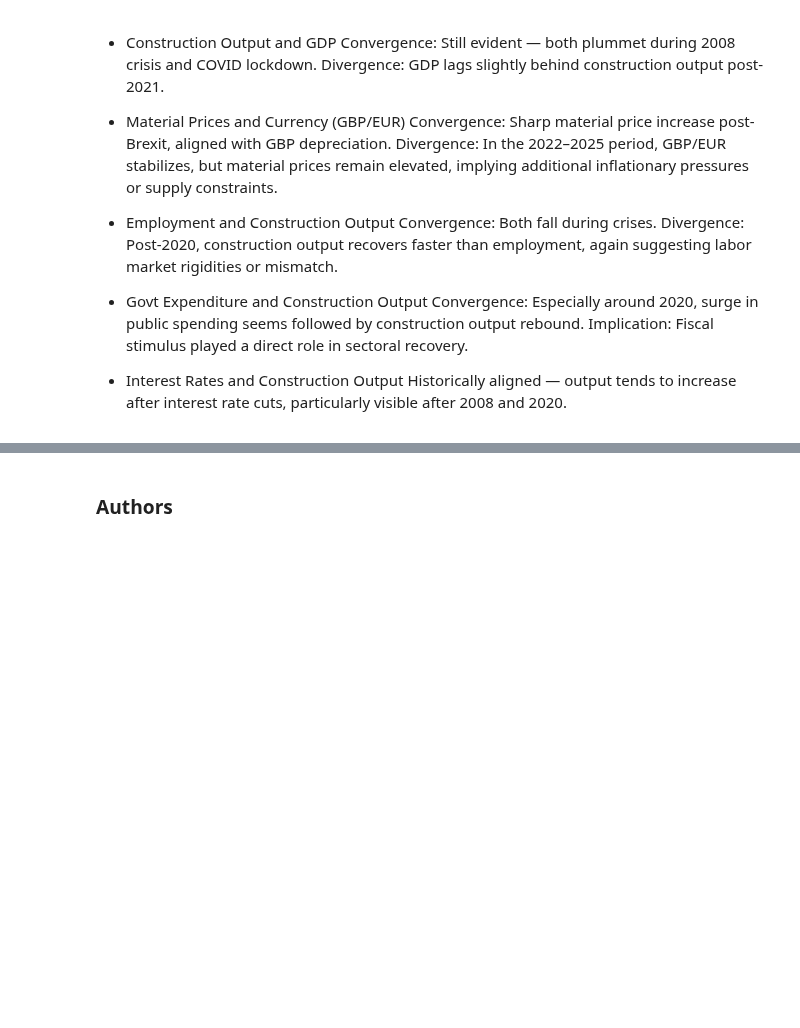
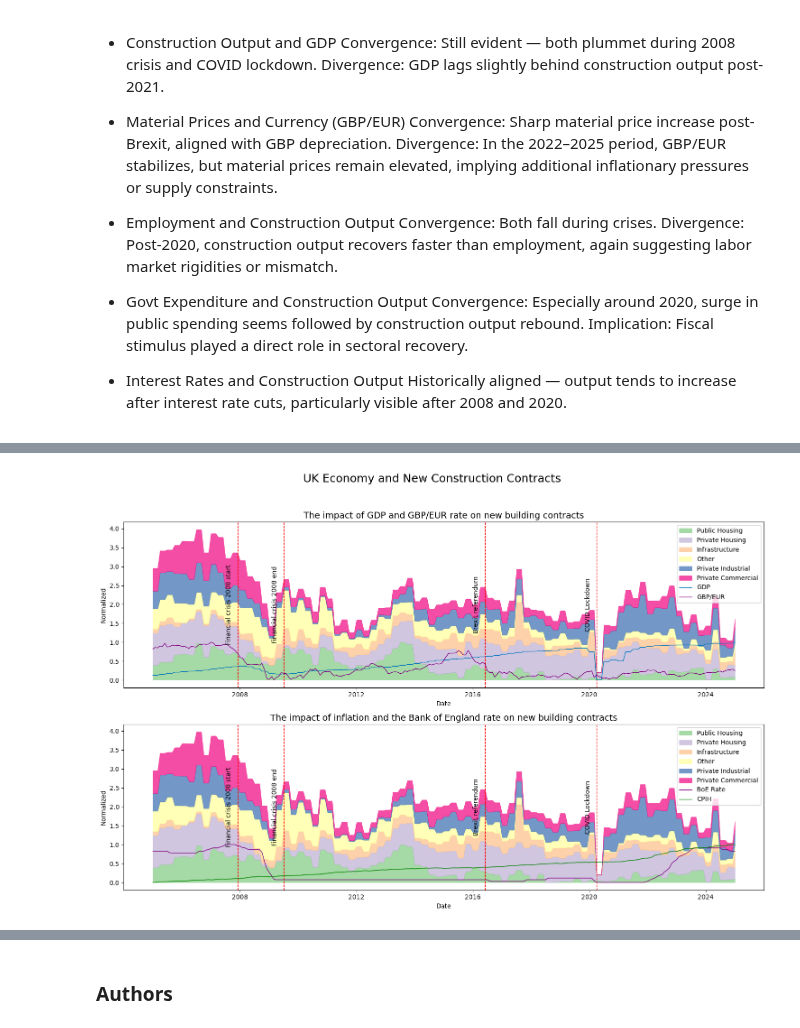
Before and after one commit to Alisa-Makhonina/Macroeconomic_indicators_vs_Construction_indicators, a Jupyter notebook: 4_Exploratory Data Analysis.ipynb, the cells around one changed output, grey strips where cells are left out. Cells and saved outputs as stored; diff of their text form; code cells hidden in the pictures; blank space fills up the shorter version.

```diff
--- a/4_Exploratory Data Analysis.ipynb
+++ b/4_Exploratory Data Analysis.ipynb
@@ -392,0 +614,49 @@ create_subplot_trends(df_normalized, plots_dict, subtitle="Trends in UK Construc
+# %%
+plots_dict = {
+    'The impact of GDP and GBP/EUR rate on new building contracts':
+    [
+        df_normalized,
+        [
+            'New Contracts - Public Housing, £m_normalized',
+           'New Contracts - Private Housing, £m_normalized',
+           'New Contracts - Infrastructure, £m_normalized',
+            'New contracts - Other, £m_normalized',
+           'New Contracts - Private Industrial, £m_normalized',
+           'New Contracts - Private Commercial, £m_normalized'
+        ],
+        [
+            'Public Housing',
+           'Private Housing',
+           'Infrastructure',
+            'Other',
+           'Private Industrial',
+           'Private Commercial'
+        ],
+        ['GDP, £m_normalized', 'GBP/EUR_normalized'], ['GDP', 'GBP/EUR'], ['#0277bd', 'purple']
+    ],
+    'The impact of inflation and the Bank of England rate on new building contracts':
+    [
+        df_normalized,
+        [
+            'New Contracts - Public Housing, £m_normalized',
+           'New Contracts - Private Housing, £m_normalized',
+           'New Contracts - Infrastructure, £m_normalized',
+            'New contracts - Other, £m_normalized',
+           'New Contracts - Private Industrial, £m_normalized',
+           'New Contracts - Private Commercial, £m_normalized'
+        ],
+        [
+            'Public Housing',
+           'Private Housing',
+           'Infrastructure',
+            'Other',
+           'Private Industrial',
+           'Private Commercial'
+        ],
+        ['BoE Rate, %_normalized', 'CPIH_normalized'], ['BoE Rate', 'CPIH'], ['purple', 'green']
+    ]
+}
+
+create_subplot_new_contr(plots_dict, subtitle = 'UK Economy and New Construction Contracts')
+# %% [output]
+[figure, added]
```
Also changed, not shown: parts of 19 cells of this notebook.
